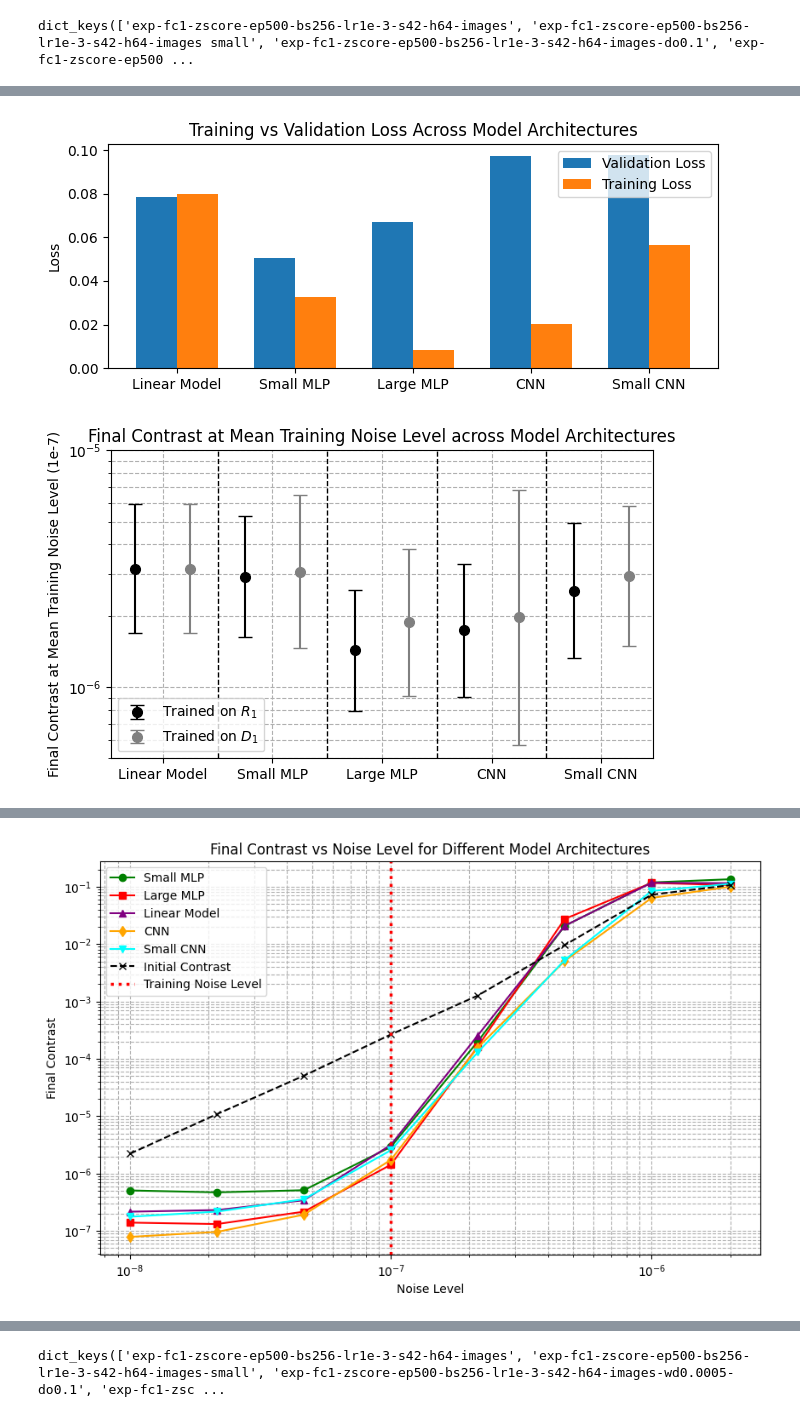
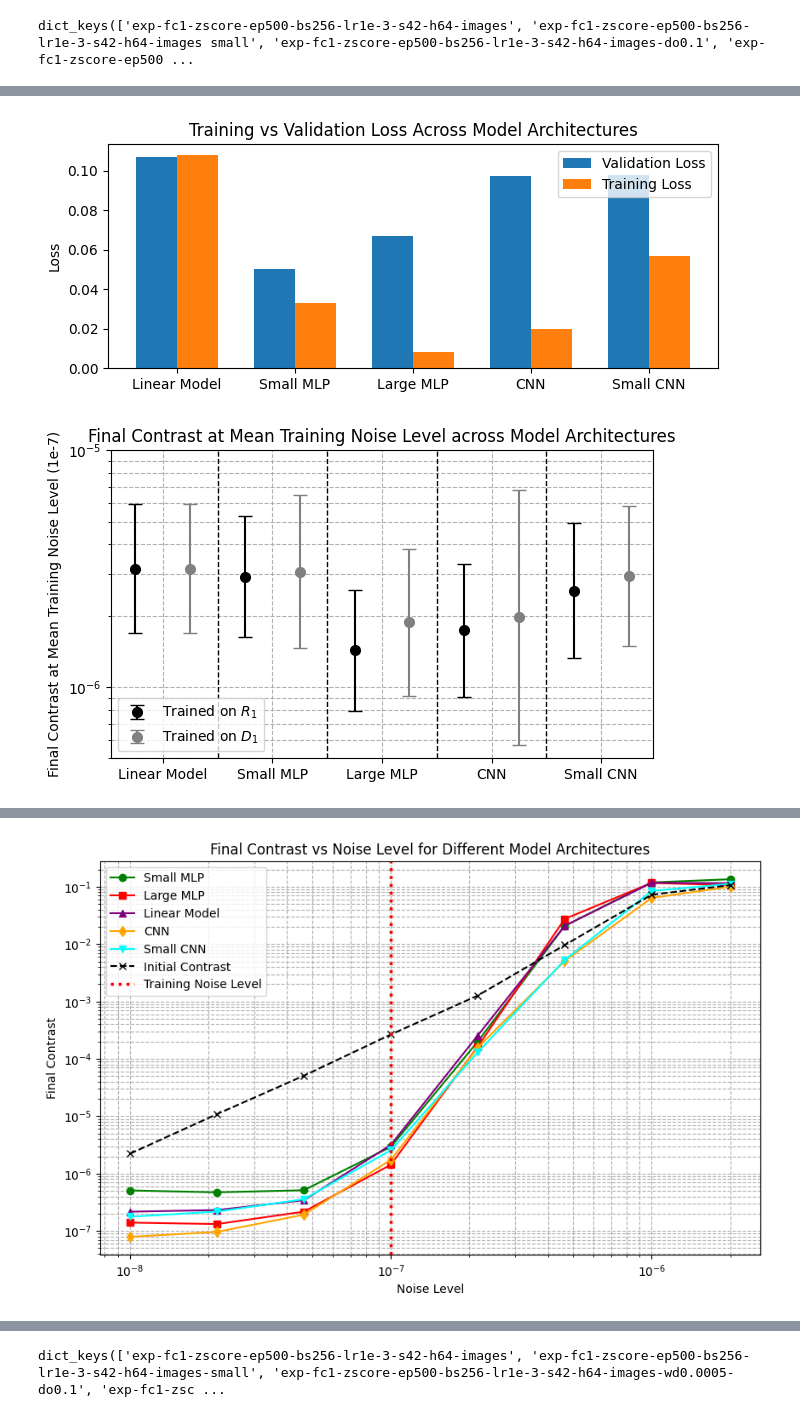
Before and after one commit to AlexeiKorolev/NASA-RL-Wavefront-Control, a Jupyter notebook: RL/visualize_mass_results2.ipynb, the cells around one changed output, grey strips where cells are left out. Cells and saved outputs as stored; diff of their text form; code cells hidden in the pictures.

```diff
--- a/RL/visualize_mass_results2.ipynb
+++ b/RL/visualize_mass_results2.ipynb
@@ -35,6 +35,10 @@ with open(path, 'r') as f:
 path = "info\\mlp_LA_clean_analysis_results.json"
 with open(path, 'r') as f:
     mlp_results_LA_clean = json.load(f)
+
+path = "info\\linear_orth_rand_analysis_results.json"
+with open(path, 'r') as f:
+    linear_orth_rand_results = json.load(f)
 # %% [markdown]
 # Part 1: Orth Data
 # %% [markdown]
@@ -1286,4 +1290,6 @@ Optimizing for COS similarity directly doesn't seem to be too good of an idea.
 cnn_results_rand['cnn\\orth rand'].keys()
 # %% [output]
 dict_keys(['exp-fc1-zscore-ep500-bs256-lr1e-3-s42-h64-images', 'exp-fc1-zscore-ep500-bs256-lr1e-3-s42-h64-images small', 'exp-fc1-zscore-ep500-bs256-lr1e-3-s42-h64-images-do0.1', 'exp-fc1-zscore-ep500 ...
+# %%
+linear_rand_models = linear_orth_rand_results['linear\\orth rand']
 # %%
@@ -1297,13 +1303,14 @@ smr_rand = mlp_orth_rand['exp-fc1-zscore-ep1500-bs256-lr1e-3-s42-h128-64-images'
 lmr_rand = mlp_orth_rand['exp-fc1-zscore-ep1500-bs256-lr1e-3-s42-h512-256-128-images']
 cnn_mlp_rand = cnn_results_rand['cnn\\orth rand']['exp-fc1-zscore-ep500-bs256-lr1e-3-s42-h64-images']
 cnn_mlp_small_rand = cnn_results_rand['cnn\\orth rand']['exp-fc1-zscore-ep500-bs256-lr1e-3-s42-h64-images small']
+linear_rand = linear_rand_models['exp-fc1-zscore-ep1000-bs256-lr1e-3-s42-h25-images']
 
 labels = ['Linear Model', 'Small MLP', 'Large MLP', 'CNN', 'Small CNN']
 x = np.arange(len(labels))
 width = 0.35
 
 val_losses = [
-    linear_regular['min val loss'],
+    linear_rand['min val loss'],
     smr_rand['min val loss'],
     lmr_rand['min val loss'],
     cnn_mlp_rand['min val loss'],
@@ -1311,7 +1318,7 @@ val_losses = [
 ]
 
 train_losses = [
-    linear_regular[' train loss'],
+    linear_rand[' train loss'],
     smr_rand[' train loss'],
     lmr_rand[' train loss'],
     cnn_mlp_rand[' train loss'],
@@ -1336,11 +1343,9 @@ plt.show()
 
 smr_exp1 = smr_rand['exp1 evaluation stats']
 lmr_exp1 = lmr_rand['exp1 evaluation stats']
-lr_exp1 = linear_regular['exp1 evaluation stats']
+lr_exp1 = linear_rand['exp1 evaluation stats']
 cnn_exp1 = cnn_mlp_rand['exp1 evaluation stats']
 cnns_exp1 = cnn_mlp_small_rand['exp1 evaluation stats']
-
-smr_exp1_normal =
 
 smr_exp1_final_contrast_log_mean = np.array(smr_exp1['final_contrast_log10']['mean'])
 lmr_exp1_final_contrast_log_mean = np.array(lmr_exp1['final_contrast_log10']['mean'])
@@ -1447,34 +1452,34 @@ plt.plot(noise_levels, lr_exp1_final_contrast, marker='^', label='Linear Model',
 plt.plot(noise_levels, cnn_exp1_final_contrast, marker='d', label='CNN', color='orange')
 plt.plot(noise_levels, cnns_exp1_final_contrast, marker='v', label='Small CNN', color='cyan')
 plt.plot(noise_levels, initial_contrast, marker='x', label='Initial Contrast', color='black', linestyle='--')
 plt.axvline(x=train_noise_level, color='red', linestyle=':', label='Training Noise Level', linewidth=2.5)
 plt.xscale('log')
 plt.yscale('log')
 plt.xlabel('Noise Level')
 plt.ylabel('Final Contrast')
 plt.title('Final Contrast vs Noise Level for Different Model Architectures')
 plt.legend()
 plt.grid(True, which="both", ls="--")
 # plt.xlim(0.8e-7, 5e-7)
 
 plt.show()
 
 plt.figure(figsize=(10,6))
 plt.plot(noise_levels, smr_exp1_final_contrast_drop, marker='o', label='Small MLP (dropout)', color='green')
 plt.plot(noise_levels, lmr_exp1_final_contrast_drop, marker='s', label='Large MLP (dropout)', color='red')
 plt.plot(noise_levels, smr_exp1_final_contrast, marker='^', label='Small MLP (regular)', color='lightgreen')
 plt.plot(noise_levels, lmr_exp1_final_contrast, marker='d', label='Large MLP (regular)', color='salmon')
 plt.axvline(x=train_noise_level, color='red', linestyle=':', label='Training Noise Level', linewidth=2.5)
 plt.xscale('log')
 plt.yscale('log')
 plt.xlabel('Noise Level')
 plt.ylabel('Final Contrast')
 plt.title('Final Contrast vs Noise Level for MLP Architectures with and without Dropout')
 plt.legend()
 plt.grid(True, which="both", ls="--")
 plt.show()
 # %% [output]
-[figure, old version]
+[figure, new version]
 [figure]
 [figure]
 [figure]
```
Also changed, not shown: parts of 4 cells of this notebook, 34 other files.
